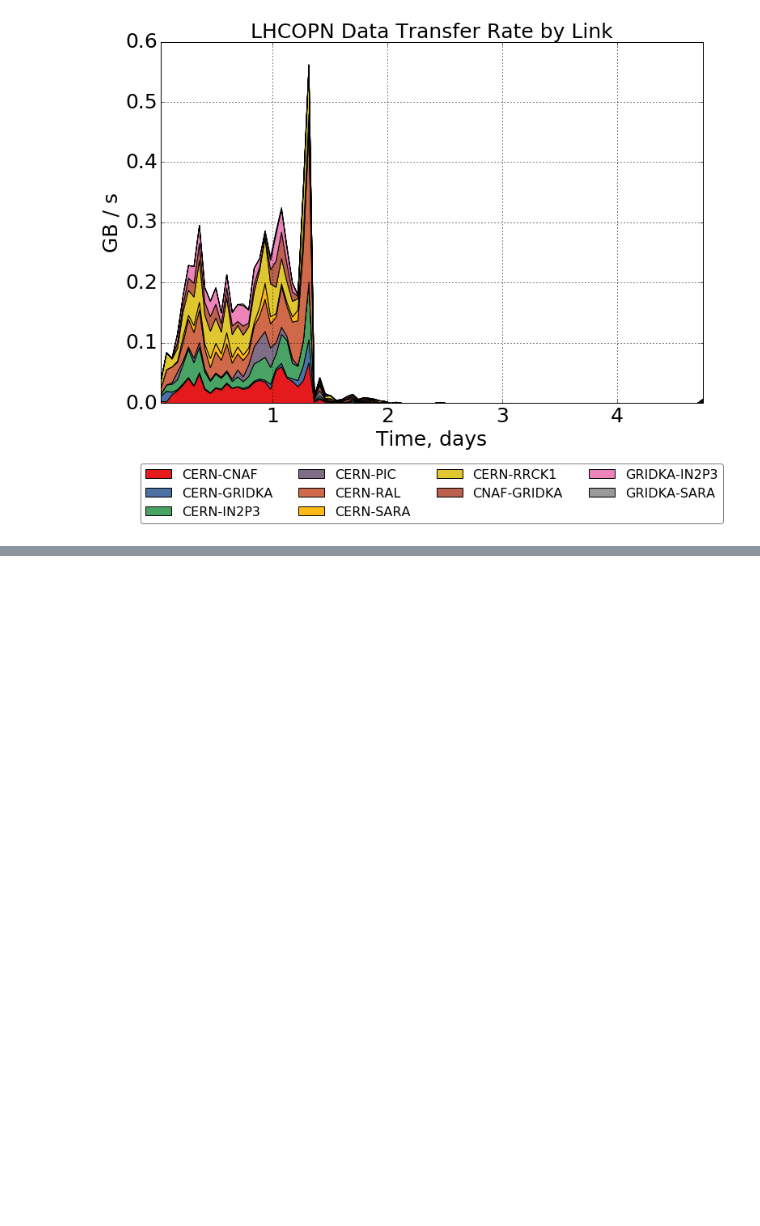
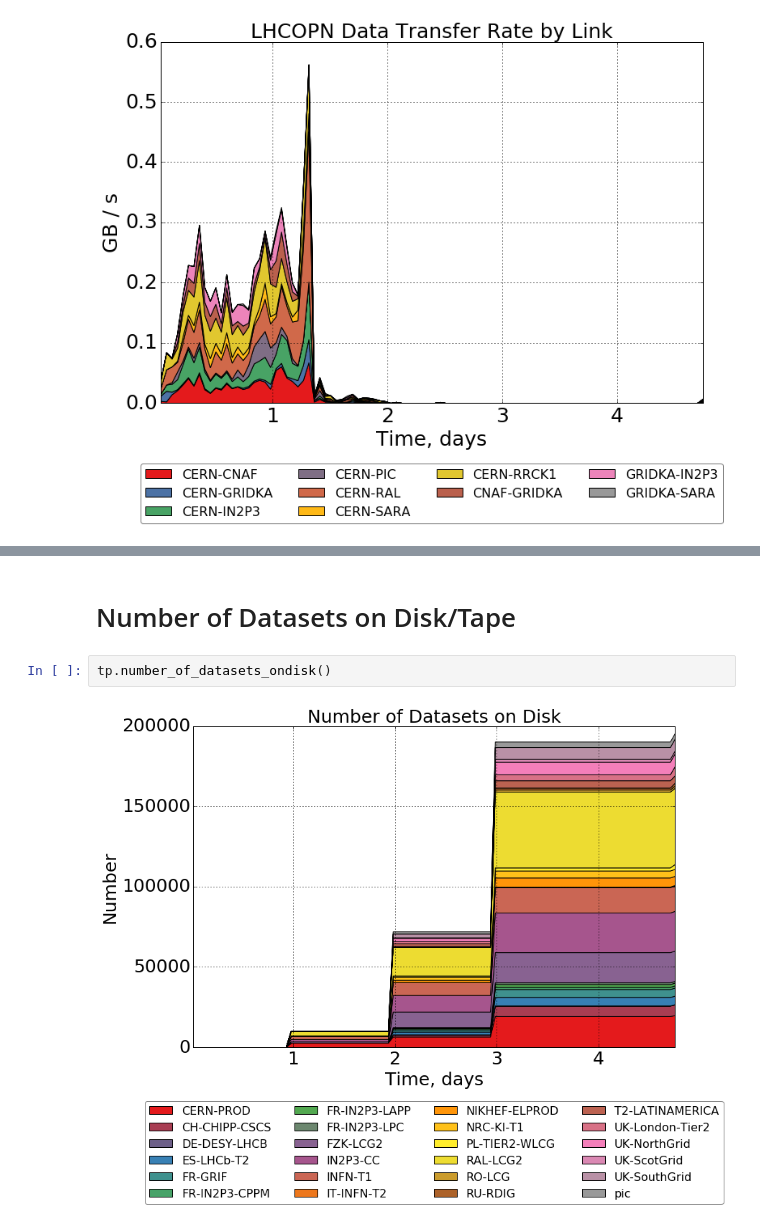
Before and after one commit to skygrid/grid_simulation, a Jupyter notebook: results/SimulationResults.ipynb, the cells around one changed output, grey strips where cells are left out. Drawn from its saved outputs; the diff is of its cells as text; blank space fills up the shorter version.

```diff
--- a/results/SimulationResults.ipynb
+++ b/results/SimulationResults.ipynb
@@ -169,0 +134,6 @@ tp.lhcopn_data_transfer_rate()
+# %% [markdown]
+# Number of Datasets on Disk/Tape
+# %%
+tp.number_of_datasets_ondisk()
+# %% [output]
+[figure, added]
```
Also changed, not shown: parts of 12 cells of this notebook, 1 other file.
